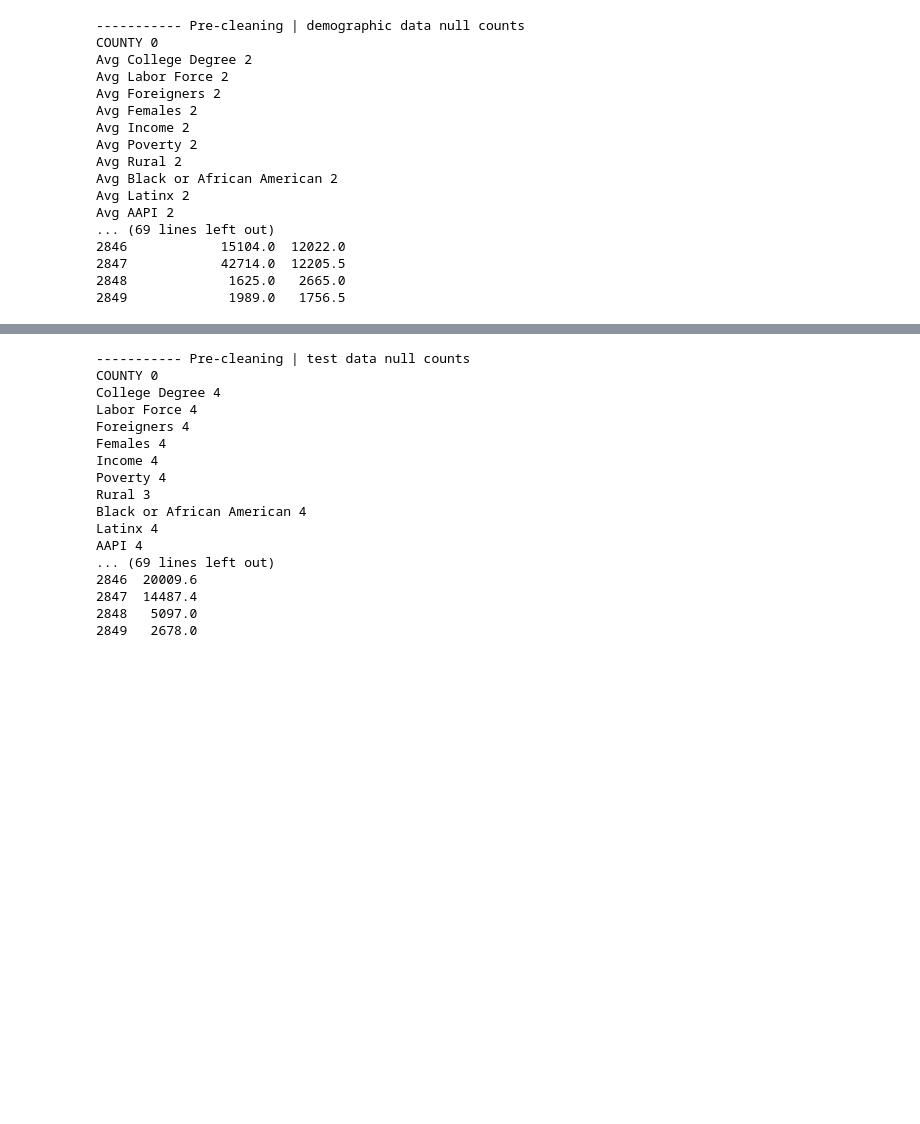
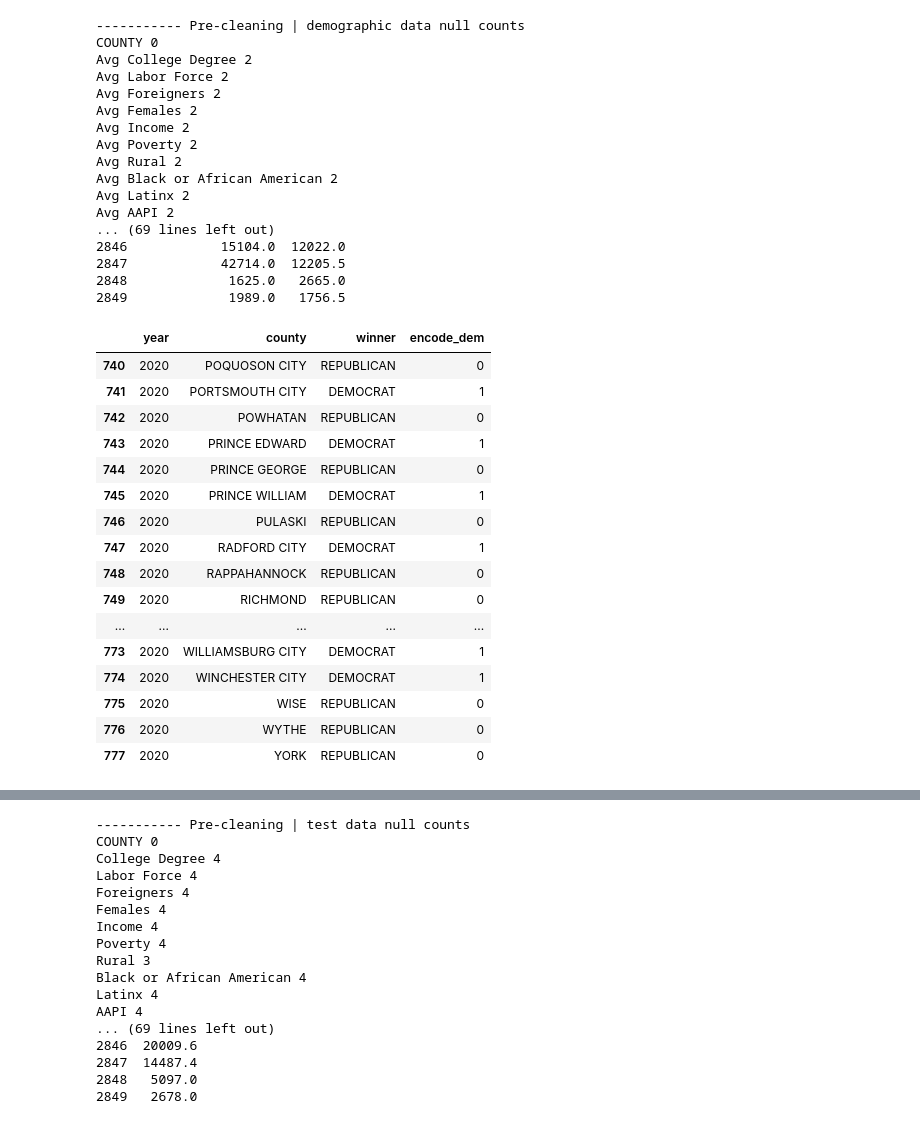
Before and after one commit to gsilver321/project_voting, a Jupyter notebook: voting_cleaning.ipynb, the cells around one changed output, grey strips where cells are left out. Drawn from its saved outputs; the diff is of its cells as text; code cells hidden in the pictures; blank space fills up the shorter version.

```diff
--- a/voting_cleaning.ipynb
+++ b/voting_cleaning.ipynb
@@ -209,3 +209,23 @@ Avg AAPI 2
 2847            42714.0  12205.5
 2848             1625.0   2665.0
 2849             1989.0   1756.5
+# %%
+yr_2020
+# %% [output]
+|  | year | county | winner | encode_dem |
+| 740 | 2020 | POQUOSON CITY | REPUBLICAN | 0 |
+| 741 | 2020 | PORTSMOUTH CITY | DEMOCRAT | 1 |
+| 742 | 2020 | POWHATAN | REPUBLICAN | 0 |
+| 743 | 2020 | PRINCE EDWARD | DEMOCRAT | 1 |
+| 744 | 2020 | PRINCE GEORGE | REPUBLICAN | 0 |
+| 745 | 2020 | PRINCE WILLIAM | DEMOCRAT | 1 |
+| 746 | 2020 | PULASKI | REPUBLICAN | 0 |
+| 747 | 2020 | RADFORD CITY | DEMOCRAT | 1 |
+| 748 | 2020 | RAPPAHANNOCK | REPUBLICAN | 0 |
+| 749 | 2020 | RICHMOND | REPUBLICAN | 0 |
+| ... | ... | ... | ... | ... |
+| 773 | 2020 | WILLIAMSBURG CITY | DEMOCRAT | 1 |
+| 774 | 2020 | WINCHESTER CITY | DEMOCRAT | 1 |
+| 775 | 2020 | WISE | REPUBLICAN | 0 |
+| 776 | 2020 | WYTHE | REPUBLICAN | 0 |
+| 777 | 2020 | YORK | REPUBLICAN | 0 |
```
Also changed, not shown: parts of 4 cells of this notebook.
